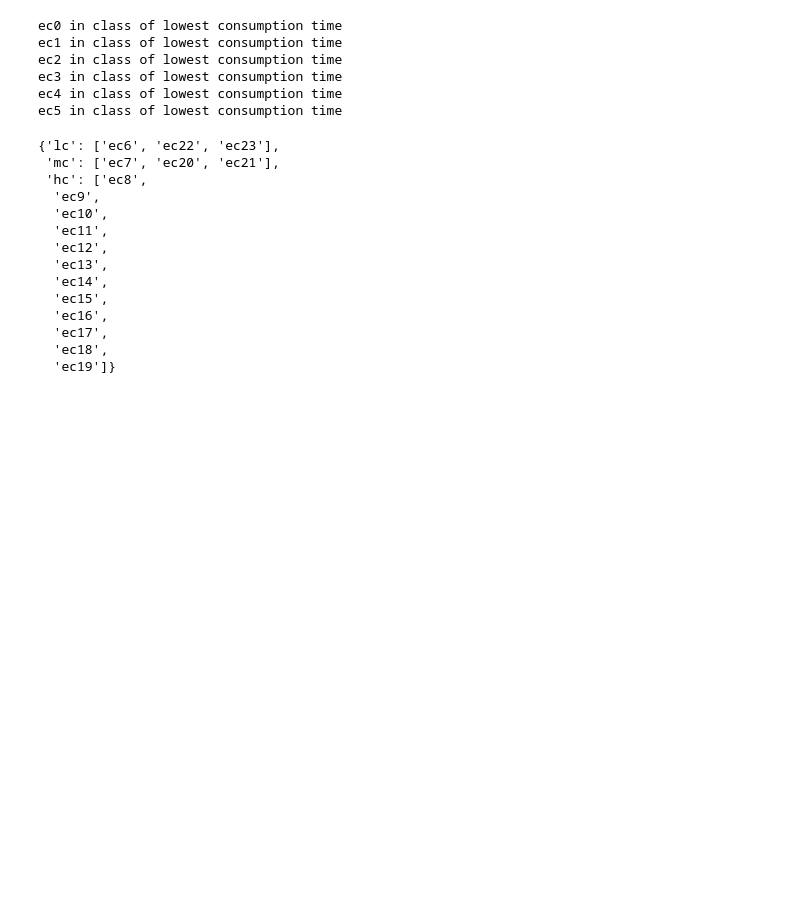
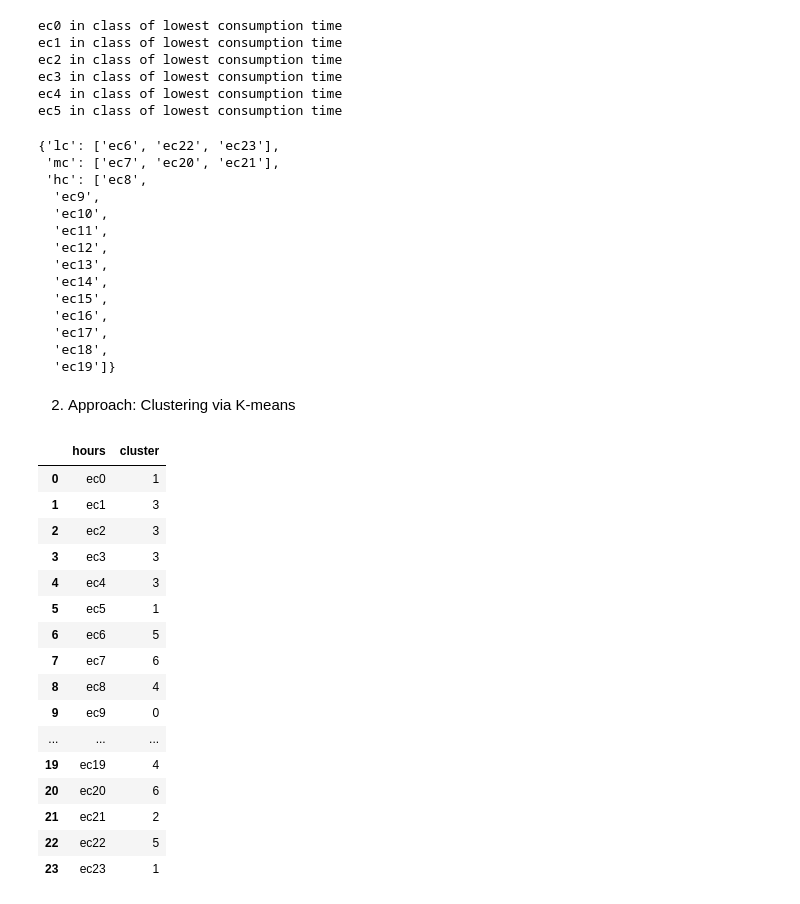
Before and after one commit to mweinreuter/PTSFC, a Jupyter notebook: energy_consumption/cleaning/outliers_mappings.ipynb, the cells around one changed output. Saved outputs shown, nothing was run; the diff lists cells and outputs as text; code cells hidden in the pictures; blank space fills up the shorter version.

```diff
--- a/energy_consumption/cleaning/outliers_mappings.ipynb
+++ b/energy_consumption/cleaning/outliers_mappings.ipynb
@@ -197,3 +197,38 @@ ec5 in class of lowest consumption time
   'ec17',
   'ec18',
   'ec19']}
+# %% [markdown]
+2. Approach: Clustering via K-means
+# %%
+from sklearn.cluster import KMeans
+
+mean_df = pd.DataFrame(e_per_hour_filtered.mean())
+
+kmeans = KMeans(n_clusters=8, max_iter=200, n_init="auto")
+kmeans.fit(mean_df)
+
+output = {
+    'hours': np.array([f'ec{h}' for h in range(24)]),
+    'cluster': kmeans.predict(mean_df)
+    }
+
+kmeans_result = pd.DataFrame(output)
+kmeans_result
+# %% [output]
+|  | hours | cluster |
+| 0 | ec0 | 1 |
+| 1 | ec1 | 3 |
+| 2 | ec2 | 3 |
+| 3 | ec3 | 3 |
+| 4 | ec4 | 3 |
+| 5 | ec5 | 1 |
+| 6 | ec6 | 5 |
+| 7 | ec7 | 6 |
+| 8 | ec8 | 4 |
+| 9 | ec9 | 0 |
+| ... | ... | ... |
+| 19 | ec19 | 4 |
+| 20 | ec20 | 6 |
+| 21 | ec21 | 2 |
+| 22 | ec22 | 5 |
+| 23 | ec23 | 1 |
```
Also changed, not shown: parts of 2 cells of this notebook, 14 other files.
